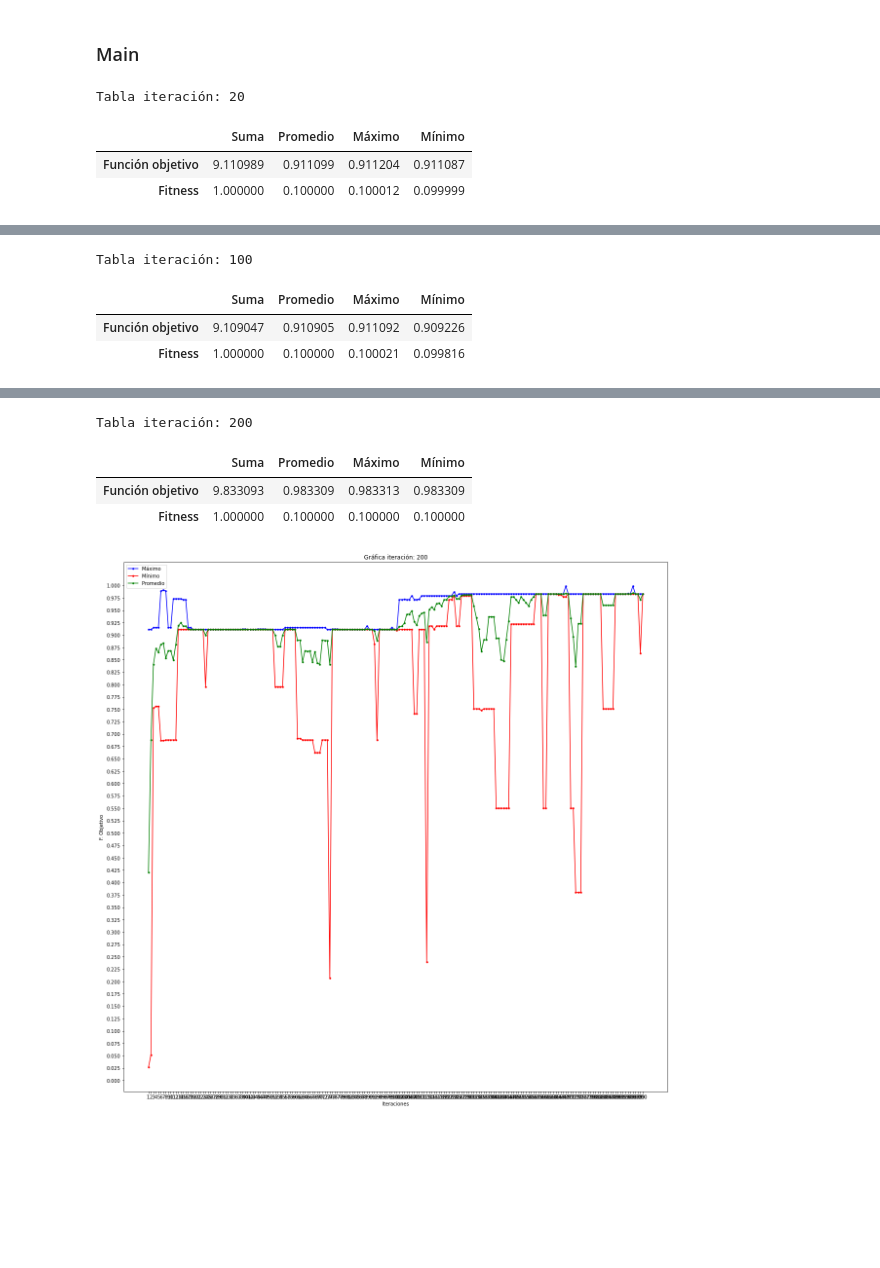
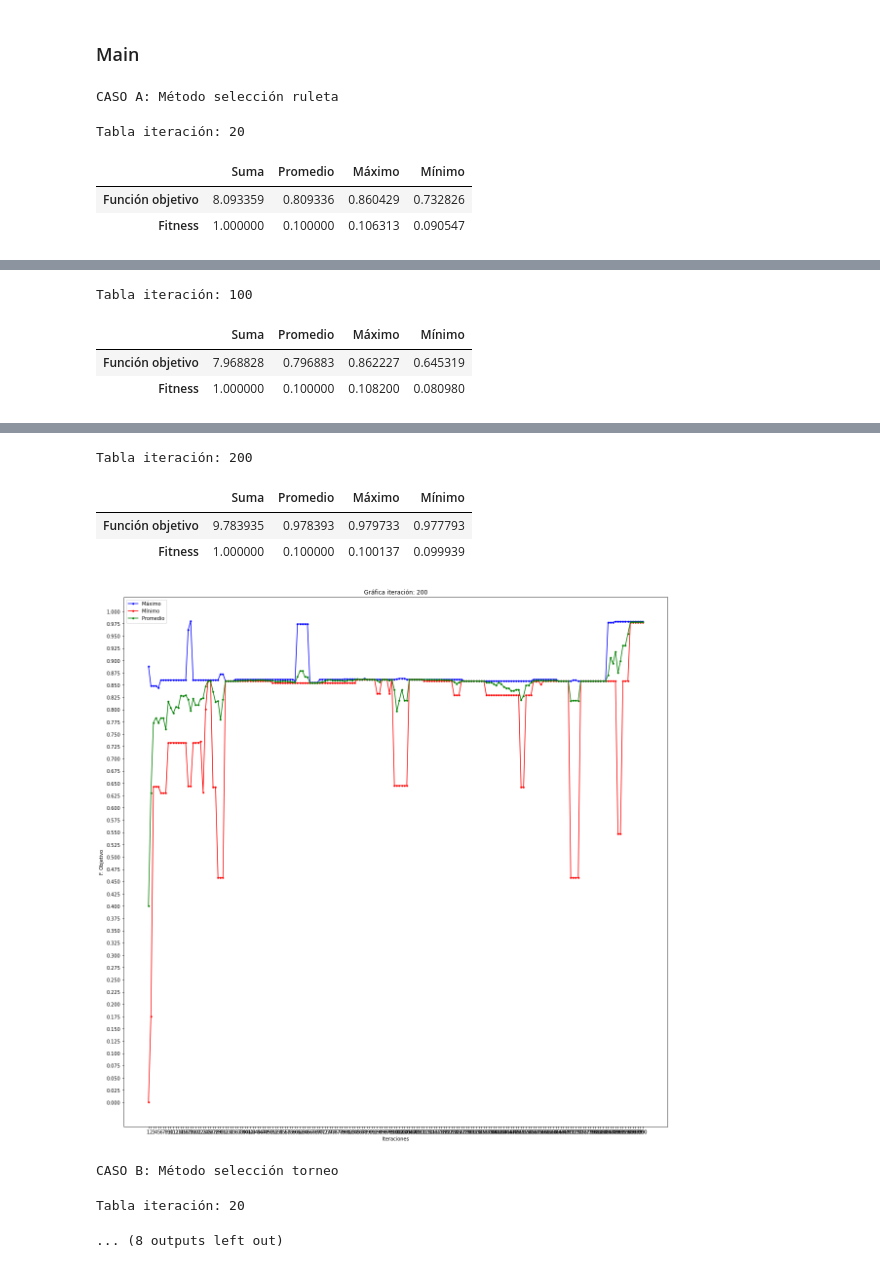
Before and after one commit to GinoBartolucci/algoritmos-geneticos, a Jupyter notebook: TP1/tp11.ipynb, the cells around one changed output, grey strips where cells are left out. Drawn from its saved outputs; the diff is of its cells as text; code cells hidden in the pictures; blank space fills up the shorter version.

Commit message:
CASO A y B con iteraciones y gráficos

```diff
--- a/TP1/tp11.ipynb
+++ b/TP1/tp11.ipynb
@@ -324,30 +323,36 @@ def hacerGrafico(estadisticas, iteracion):
 # %% [markdown]
 ### Main
 # %%
-estadisticas = { "Máximo":[], "Mínimo":[], "Promedio":[]}
-poblacion_decimal = poblacionInicial()
-poblacion_binarios = convertirPoblacion(poblacion_decimal)
-for i in range(0,200):
-    marcoDeDatos = generarDataFrame(poblacion_decimal, poblacion_binarios)
-    marcoDeDatos_stats, stats = generarEstadisticas(marcoDeDatos)
-    estadisticas["Máximo"].append(stats['Máximo'][0])
-    estadisticas["Mínimo"].append(stats['Mínimo'][0])
-    estadisticas["Promedio"].append(stats['Promedio'][0])
-    cromosomasPadresRuleta = ruleta(marcoDeDatos)
-    cromosomasHijosRuleta = crossover(cromosomasPadresRuleta)
-    cromosomasHijosMutados = mutacion(cromosomasHijosRuleta)
-    poblacion_binarios = cromosomasHijosMutados
-    poblacion_decimal = convertirPoblacion(poblacion_binarios, False)
-    if ( (i==(ITERACIONES_IMPRIMIBLES[0] - 1)) or (i==(ITERACIONES_IMPRIMIBLES[1] - 1)) or (i == (ITERACIONES_IMPRIMIBLES[2] - 1)) ): # 20, 100, 200. le resto 1 xq empieza en 0.
+def main(seleccion, elitismo = False, mutar = True): #TODO MOSTRAR TABLAS Y GRAFICOS, preguntar si esta bien que se hagan con los valores de fun. objetivo.
+    estadisticas = { "Máximo":[], "Mínimo":[], "Promedio":[]}
+    poblacion_decimal = poblacionInicial()
+    poblacion_binarios = convertirPoblacion(poblacion_decimal)
+    for i in range(0,200):
         marcoDeDatos = generarDataFrame(poblacion_decimal, poblacion_binarios)
         marcoDeDatos_stats, stats = generarEstadisticas(marcoDeDatos)
+        estadisticas["Máximo"].append(stats['Máximo'][0])
+        estadisticas["Mínimo"].append(stats['Mínimo'][0])
+        estadisticas["Promedio"].append(stats['Promedio'][0])
+        cromosomasPadresRuleta = seleccion(marcoDeDatos)
+        cromosomasHijosRuleta = crossover(cromosomasPadresRuleta)
+        if mutar: cromosomasHijosMutados = mutacion(cromosomasHijosRuleta)
+        poblacion_binarios = cromosomasHijosMutados
+        poblacion_decimal = convertirPoblacion(poblacion_binarios, False)
+        if ( (i==(ITERACIONES_IMPRIMIBLES[0] - 1)) or (i==(ITERACIONES_IMPRIMIBLES[1] - 1)) or (i == (ITERACIONES_IMPRIMIBLES[2] - 1)) ): # 20, 100, 200. le resto 1 xq empieza en 0.
+            marcoDeDatos = generarDataFrame(poblacion_decimal, poblacion_binarios)
+            marcoDeDatos_stats, stats = generarEstadisticas(marcoDeDatos)
 
-        display(marcoDeDatos_stats.style.set_table_attributes("style='display:inline'").set_caption('Tabla iteración: ' + str(i+1)))
-        hacerGrafico(estadisticas, i+1)
+            display(marcoDeDatos_stats.style.set_table_attributes("style='display:inline'").set_caption('Tabla iteración: ' + str(i+1)))
+            hacerGrafico(estadisticas, i+1)
 
 # opciones extra hacer mismo grafico sin mutación. (Se ve como se estanca la función en maximos locales)
+print("CASO A: Método selección ruleta")
+main(ruleta)
+print("CASO B: Método selección torneo")
+main(torneo)
 # %% [output]
-Tabla iteración: 20
+CASO A: Método selección ruleta
+Tabla iteración: 20
 |  | Suma | Promedio | Máximo | Mínimo |
-| Función objetivo | 9.110989 | 0.911099 | 0.911204 | 0.911087 |
-| Fitness | 1.000000 | 0.100000 | 0.100012 | 0.099999 |
+| Función objetivo | 8.093359 | 0.809336 | 0.860429 | 0.732826 |
+| Fitness | 1.000000 | 0.100000 | 0.106313 | 0.090547 |
@@ -355,4 +360,4 @@ Tabla iteración: 20
-Tabla iteración: 100
+Tabla iteración: 100
 |  | Suma | Promedio | Máximo | Mínimo |
-| Función objetivo | 9.109047 | 0.910905 | 0.911092 | 0.909226 |
-| Fitness | 1.000000 | 0.100000 | 0.100021 | 0.099816 |
+| Función objetivo | 7.968828 | 0.796883 | 0.862227 | 0.645319 |
+| Fitness | 1.000000 | 0.100000 | 0.108200 | 0.080980 |
@@ -360,5 +365,8 @@ Tabla iteración: 100
-Tabla iteración: 200
+Tabla iteración: 200
 |  | Suma | Promedio | Máximo | Mínimo |
-| Función objetivo | 9.833093 | 0.983309 | 0.983313 | 0.983309 |
-| Fitness | 1.000000 | 0.100000 | 0.100000 | 0.100000 |
+| Función objetivo | 9.783935 | 0.978393 | 0.979733 | 0.977793 |
+| Fitness | 1.000000 | 0.100000 | 0.100137 | 0.099939 |
-[figure, old version]
+[figure, new version]
+CASO B: Método selección torneo
+Tabla iteración: 20
+... (8 outputs left out)
```
Also changed, not shown: parts of 12 cells of this notebook.
